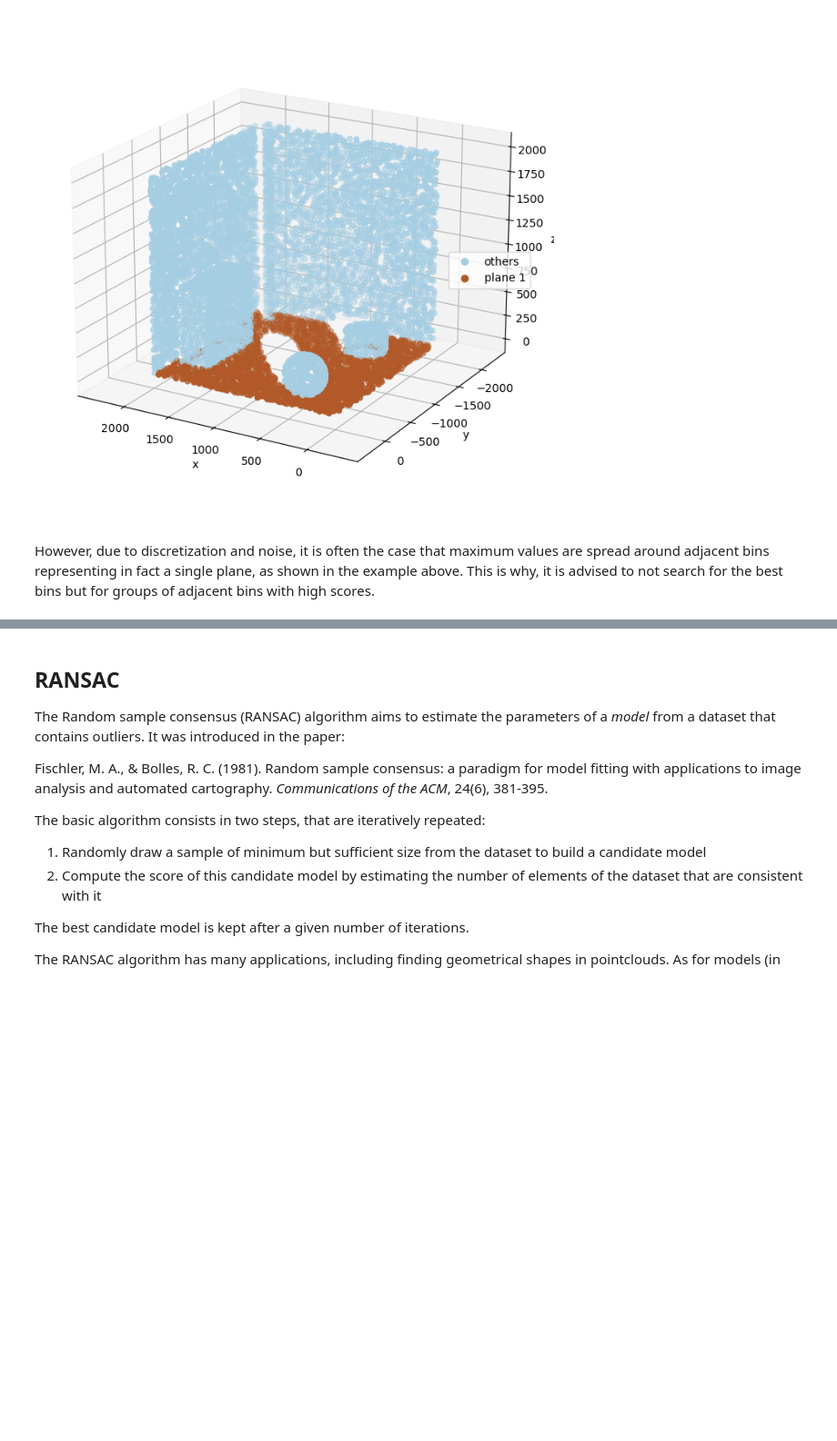
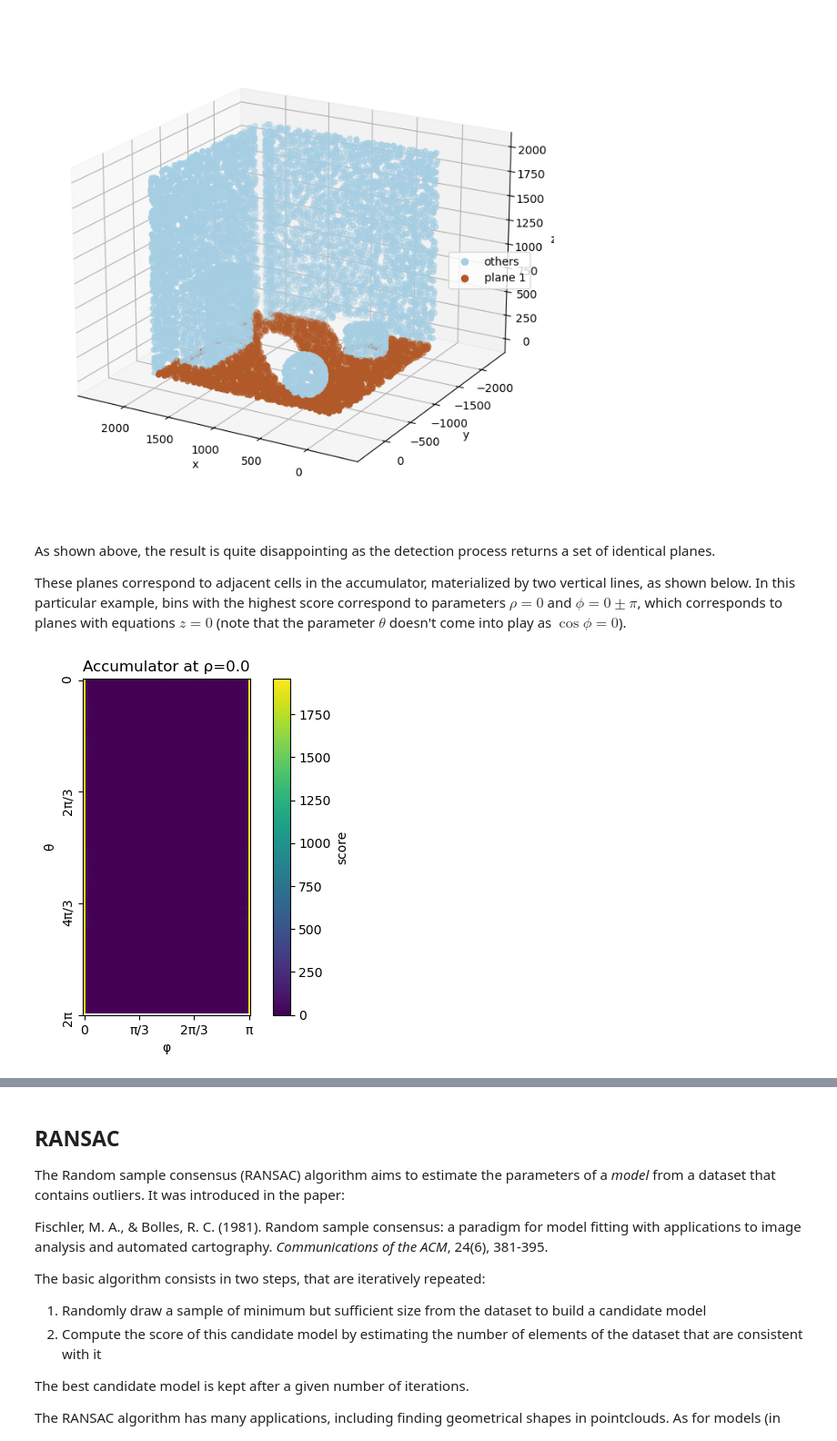
Before and after one commit to jlgregorio/tutorials-pointcloud-python, a Jupyter notebook: 4.segmentation.ipynb, the cells around one changed output, grey strips where cells are left out. Shown at 91% size. Saved outputs shown, nothing was run; the diff lists cells and outputs as text; code cells hidden in the pictures; blank space fills up the shorter version.

Commit message:
continue tuto 4 with Hough transform post-processing and conclusion

```diff
--- a/4.segmentation.ipynb
+++ b/4.segmentation.ipynb
@@ -353,4 +357,6 @@ The best 5 bins are: [(24, 59, 3464), (80, 0, 3464), (5, 0, 3464), (72, 0, 3464)
 Detected (cartesian) planes are: [(3.7843667304341506e-17, 1.1647083184890923e-16, -1.0, 0.0), (-0.0, -0.0, 1.0, 0.0), (0.0, 0.0, 1.0, 0.0), (-0.0, -0.0, 1.0, 0.0), (-1.915769668878472e-17, 1.20956936 ...
 [figure]
 # %% [markdown]
-However, due to discretization and noise, it is often the case that maximum values are spread around adjacent bins representing in fact a single plane, as shown in the example above. This is why, it is advised to not search for the best bins but for groups of adjacent bins with high scores.
+As shown above, the result is quite disappointing as the detection process returns a set of identical planes.
+
+These planes correspond to adjacent cells in the accumulator, materialized by two vertical lines, as shown below. In this particular example, bins with the highest score correspond to parameters $\rho = 0$ and $\phi = 0 \pm \pi$, which corresponds to planes with equations $z = 0$ (note that the parameter $\theta$ doesn't come into play as $\cos \phi = 0$).
@@ -360,0 +363,18 @@ def hough_plane_peaks():
+# %%
+# Show accumulator values for layer rho_index
+rho_index = 3464
+
+fig, ax = plt.subplots()
+im = ax.imshow(accumulator[:,:,rho_index], cmap='viridis')
+cbar = fig.colorbar(im, ax=ax)
+cbar.set_label('score')
+ax.set_xticks(np.linspace(0, len(phi_values)-1, 4))
+ax.set_xticklabels(["0", "π/3", "2π/3", "π"], rotation=0)
+ax.set_xlabel('φ')
+ax.set_yticks(np.linspace(0, len(theta_values), 4))
+ax.set_yticklabels(["0", "2π/3", "4π/3", "2π"], rotation=90)
+ax.set_ylabel('θ')
+ax.set_title(f"Accumulator at ρ={rho_values[rho_index]}")
+plt.show()
+# %% [output]
+[figure, added]
```
Also changed, not shown: parts of 9 cells of this notebook, 1 other file.
